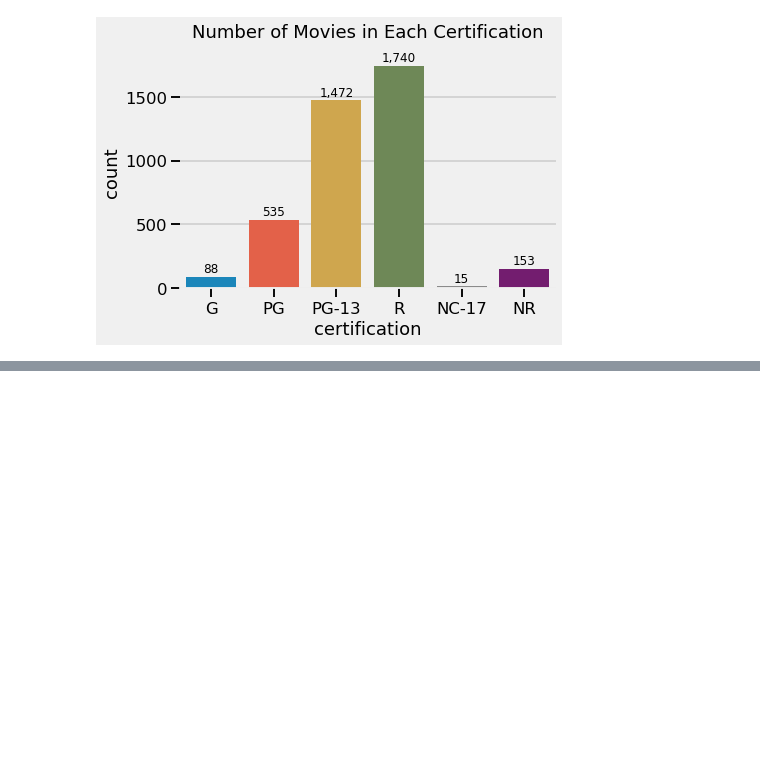
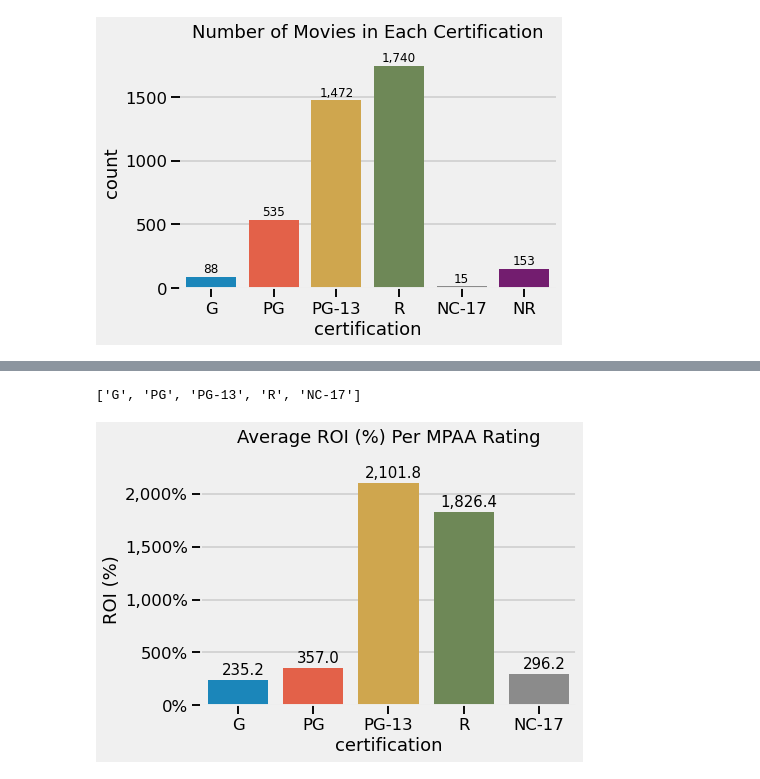
Before and after one commit to cole-beach/What-Makes-A-Movie-Successful, a Jupyter notebook: What Makes a Movie Successful - Part 02B - EDA Overview.ipynb, the cells around one changed output, grey strips where cells are left out. Drawn from its saved outputs; the diff is of its cells as text; code cells hidden in the pictures; blank space fills up the shorter version.

```diff
--- a/What Makes a Movie Successful - Part 02B - EDA Overview.ipynb
+++ b/What Makes a Movie Successful - Part 02B - EDA Overview.ipynb
@@ -319,0 +342,8 @@ sns.despine(ax.get_figure(),left=True);
+# %%
+## Save plot_df with movies that had buget AND revnue
+plot_df = df[filter_and].copy()
+## calculate ROI
+plot_df['ROI (%)'] = (df['revenue']- df['budget'])/df['budget'] *100
+
+plot_df.info()
+plot_df.head()
@@ -319,0 +374,14 @@ sns.despine(ax.get_figure(),left=True);
+# %%
+## remove NR from cert-order for ROI
+cert_order_roi = cert_order[:-1]
+cert_order_roi
+# %% [output]
+['G', 'PG', 'PG-13', 'R', 'NC-17']
+# %%
+ax= sns.barplot(data=plot_df, x='certification',y='ROI (%)',
+                order=cert_order_roi,ci=None);
+pf.annotate_bars(ax, convert_millions=False,ha='center',xytext=(5,10),fmt=',.1f')
+ax.set_title('Average ROI (%) Per MPAA Rating',y=1.1);
+ax.yaxis.set_major_formatter('{x:,.0f}%')
+# %% [output]
+[figure, added]
```
Also changed, not shown: parts of 6 cells of this notebook.
